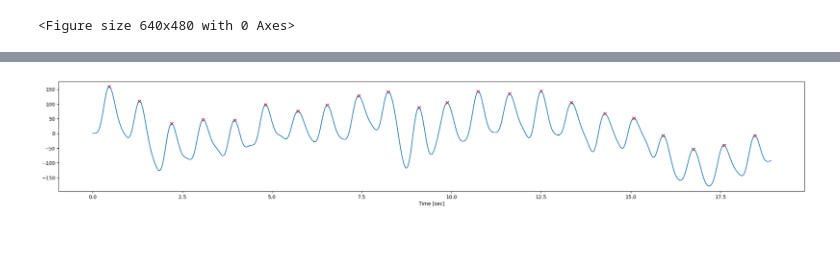
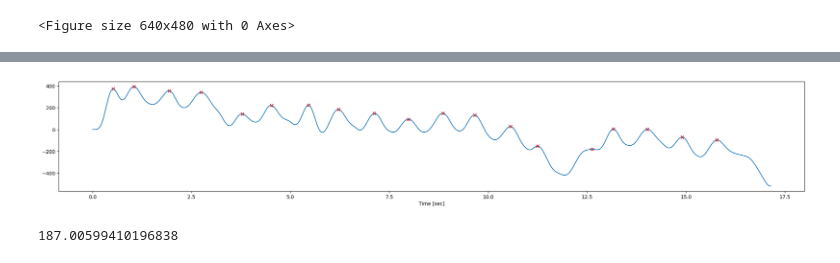
Before and after one commit to dilinissanka/Earring-SignalProcessing, a Jupyter notebook: PPG Sensor.ipynb, the cells around one changed output, grey strips where cells are left out. Drawn from its saved outputs; the diff is of its cells as text; code cells hidden in the pictures.

```diff
--- a/PPG Sensor.ipynb
+++ b/PPG Sensor.ipynb
@@ -5,7 +6,7 @@ from scipy import signal
 # %%
 fig = plt.figure()
 
-with open('C:\\Users\\dil-p\\Earring++\\Earring-\\PPGData\\finger\\eric_finger.txt', 'r') as file1:
+with open('C:\\Users\\dil-p\\Earring++\\Earring-\\PPGData\\earlobe\\eric_ear.txt', 'r') as file1:
     groupIR = []
     for line in file1:
         groupIR.append(float(line))
@@ -46,32 +47,41 @@ plt.plot(x[:-1],y)
 def butter_lowpass(cutoff, fs, order=5):
     return signal.butter(order, cutoff, fs=fs, btype='low', analog=False)
 
 def butter_lowpass_filter(data, cutoff, fs, order=5):
     b, a = butter_lowpass(cutoff, fs, order=order)
     y = signal.lfilter(b, a, data)
     return y
 
 # Filter requirements:
 order = 6
 fs = 50       # sample rate, Hz
 cutoff = 2
 
 # Calculate filtered signal & find peaks:
 y_new = butter_lowpass_filter(y, cutoff, fs, order)
 peaks,properties = signal.find_peaks(y_new, distance = 13.88)
 
 # Plot the filtered signal
 
 f_2 = plt.figure()
 f_2.set_size_inches(27,4)
 
-plt.plot(x[:-1], y_new)
+plt.plot(x, y_new)
 plt.xlabel('Time [sec]')
 plt.scatter(x[peaks], y_new[peaks], marker = "x", color = 'r')
 plt.show()
 
 # Calculates BPM from number of peaks
 numPeaks = peaks.size
 bpm = (60/totTime) * numPeaks
 # %% [output]
-[figure, old version]
+[figure, new version]
+# %%
+#heart rate variability
+xvals_peaks = x[peaks]
+dist = []
+for i in range(0, xvals_peaks.size - 1):
+    dist.append((xvals_peaks[i+1] - xvals_peaks[i]))
+statistics.stdev(dist)*1000
+# %% [output]
+187.00599410196838
```
Also changed, not shown: parts of 2 cells of this notebook, 1 other file.
